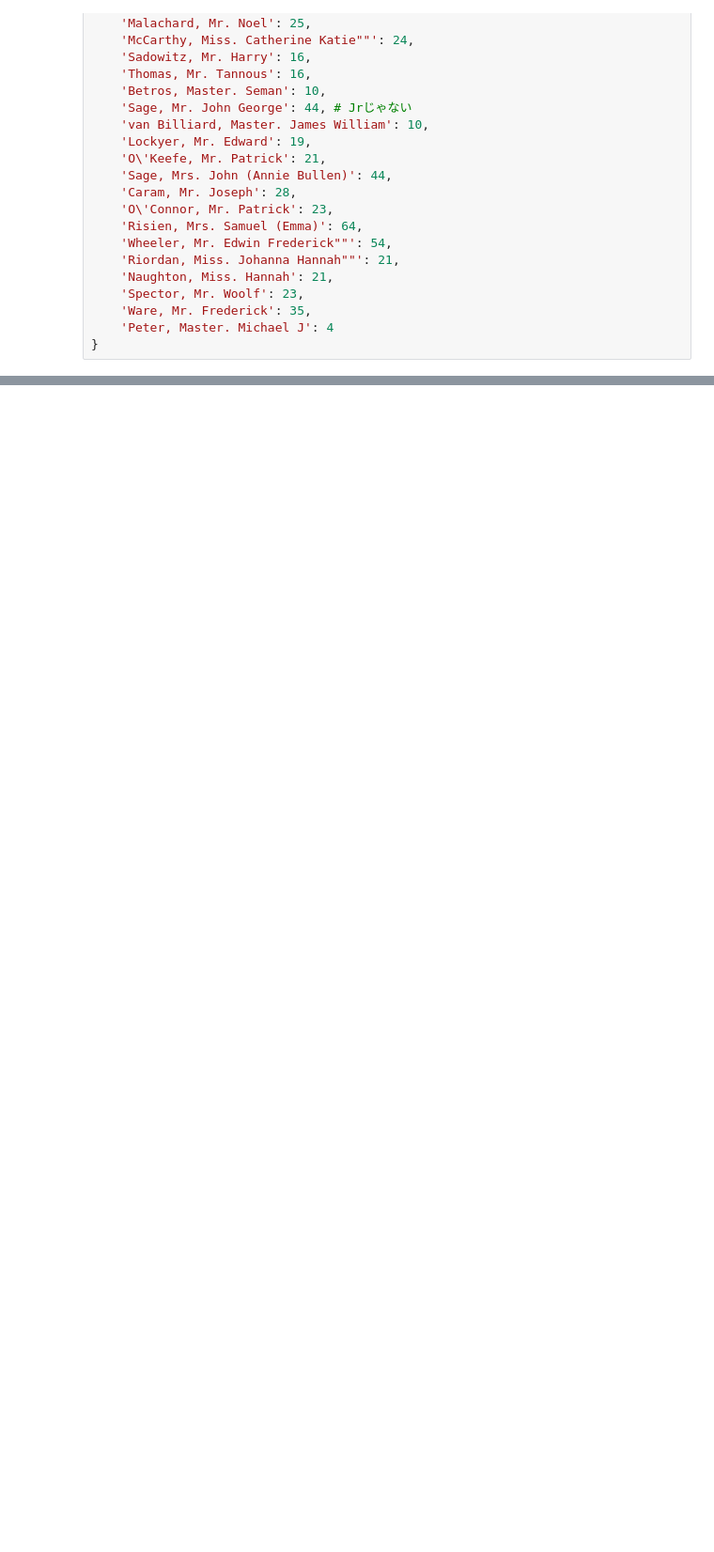
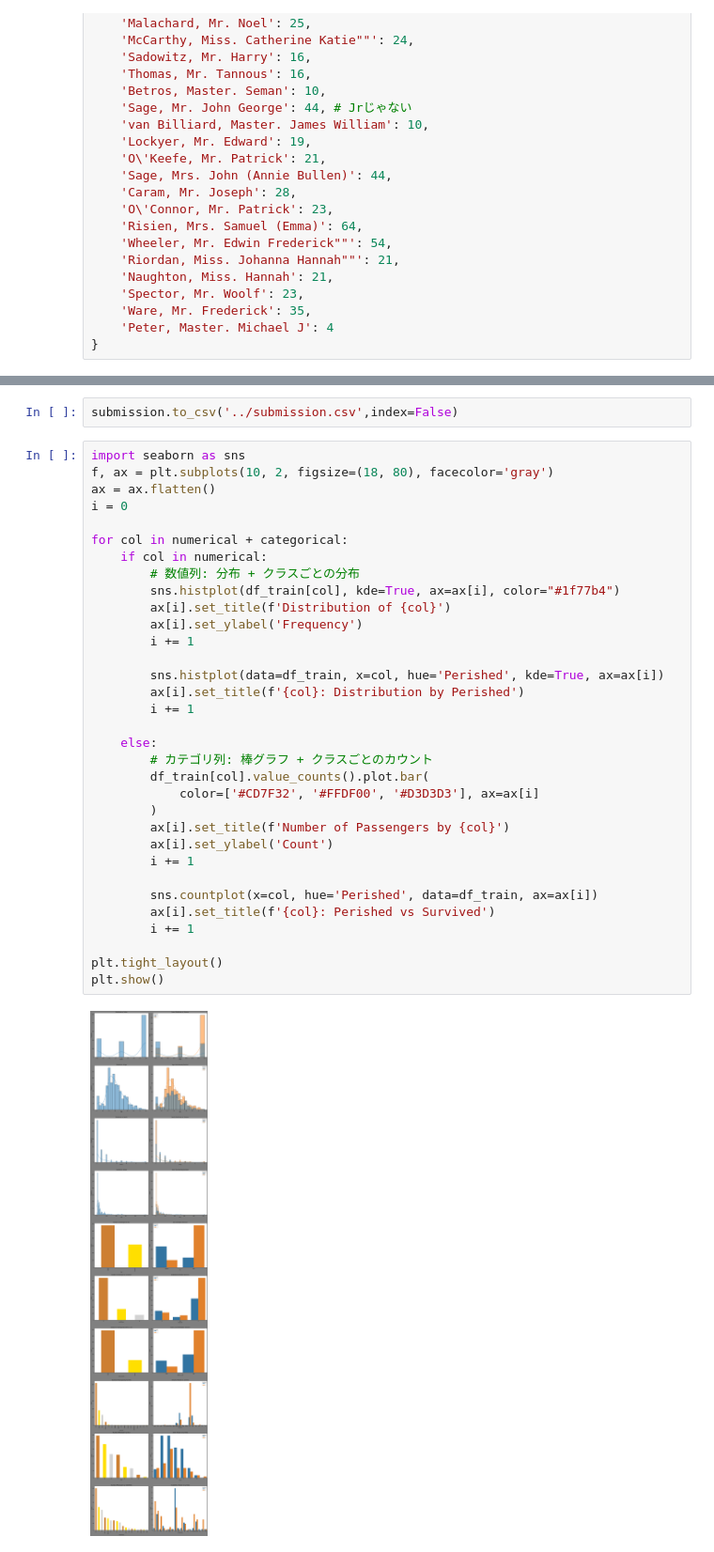
Before and after one commit to saka2ki/GCI, a Jupyter notebook: titanic/notebook/data.ipynb, the cells around one changed output, grey strips where cells are left out. Shown at 94% size. Cells and saved outputs as stored; diff of their text form; blank space fills up the shorter version.

```diff
--- a/titanic/notebook/data.ipynb
+++ b/titanic/notebook/data.ipynb
@@ -346,0 +358,37 @@ Accuracy: 0.8212290502793296
+# %%
+submission.to_csv('../submission.csv',index=False)
+# %%
+import seaborn as sns
+f, ax = plt.subplots(10, 2, figsize=(18, 80), facecolor='gray')
+ax = ax.flatten()
+i = 0
+
+for col in numerical + categorical:
+    if col in numerical:
+        # 数値列: 分布 + クラスごとの分布
+        sns.histplot(df_train[col], kde=True, ax=ax[i], color="#1f77b4")
+        ax[i].set_title(f'Distribution of {col}')
+        ax[i].set_ylabel('Frequency')
+        i += 1
+
+        sns.histplot(data=df_train, x=col, hue='Perished', kde=True, ax=ax[i])
+        ax[i].set_title(f'{col}: Distribution by Perished')
+        i += 1
+
+    else:
+        # カテゴリ列: 棒グラフ + クラスごとのカウント
+        df_train[col].value_counts().plot.bar(
+            color=['#CD7F32', '#FFDF00', '#D3D3D3'], ax=ax[i]
+        )
+        ax[i].set_title(f'Number of Passengers by {col}')
+        ax[i].set_ylabel('Count')
+        i += 1
+
+        sns.countplot(x=col, hue='Perished', data=df_train, ax=ax[i])
+        ax[i].set_title(f'{col}: Perished vs Survived')
+        i += 1
+
+plt.tight_layout()
+plt.show()
+# %% [output]
+[figure, added]
```
Also changed, not shown: parts of 4 cells of this notebook, 3 other files.
